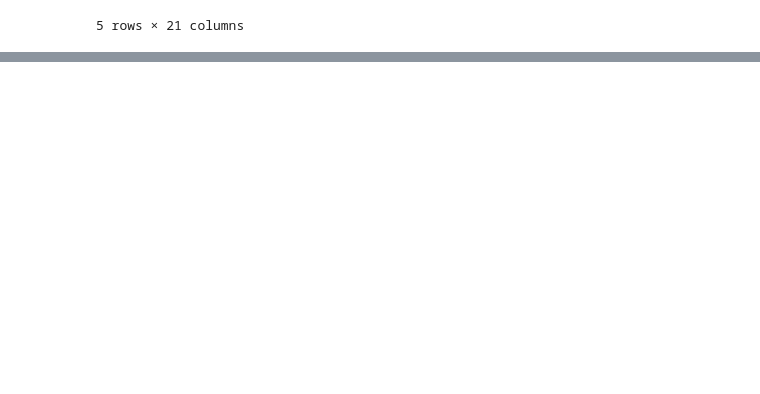
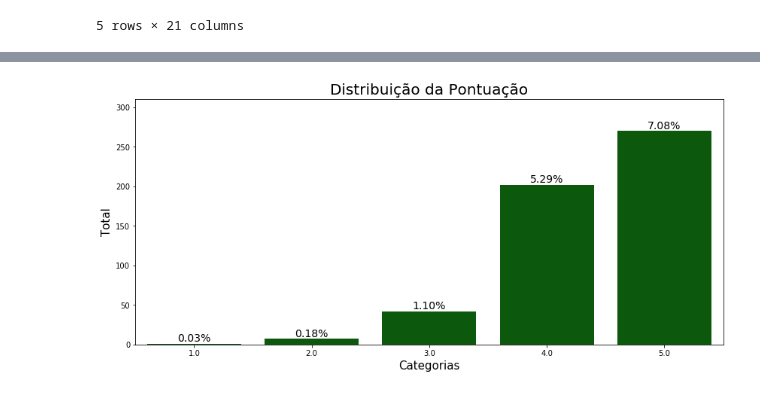
Before and after one commit to ronaldokun/wino, a Jupyter notebook: 02_clean.ipynb, the cells around one changed output, grey strips where cells are left out. Cells and saved outputs as stored; diff of their text form; code cells hidden in the pictures; blank space fills up the shorter version.

```diff
--- a/02_clean.ipynb
+++ b/02_clean.ipynb
@@ -368,0 +410,8 @@ ficha.to_csv('ficha_tecnica.csv', index=False)
+# %%
+df.loc[df.Preço_Normal_y.notna(), 'Preço_Normal'] = df.loc[df.Preço_Normal_y.notna(), 'Preço_Normal_y']
+# %%
+df.loc[df.Preço_Sócio_y.notna(), 'Preço_Sócio'] = df.loc[df.Preço_Sócio_y.notna(), 'Preço_Sócio_y']
+# %%
+df.loc[df.Avaliações_y.notna(), 'Avaliações'] = df.loc[df.Avaliações_y.notna(), 'Avaliações_y']
+# %%
+df = df.drop(['Preço_Sócio_y', 'Preço_Normal_y', 'Preço_Sócio_x', 'Preço_Normal_x', 'Avaliações_x', 'Avaliações_y'], axis=1)
@@ -368,0 +420,25 @@ ficha.to_csv('ficha_tecnica.csv', index=False)
+# %%
+total = len(df)
+plt.figure(figsize=(14,6))
+
+g = sns.countplot(x='rating_cat', color='darkgreen',
+                  data=df)
+g.set_title("Distribuição da Pontuação", fontsize=20)
+g.set_xlabel("Categorias", fontsize=15)
+g.set_ylabel("Total", fontsize=15)
+
+sizes=[]
+
+for p in g.patches:
+    height = p.get_height()
+    sizes.append(height)
+    g.text(p.get_x()+p.get_width()/2.,
+            height + 3,
+            '{:1.2f}%'.format((height/total)*100),
+            ha="center", fontsize=14)
+
+g.set_ylim(0, max(sizes) * 1.15)
+
+plt.show()
+# %% [output]
+[figure, added]
```
Also changed, not shown: parts of 14 cells of this notebook, 5 other files.
